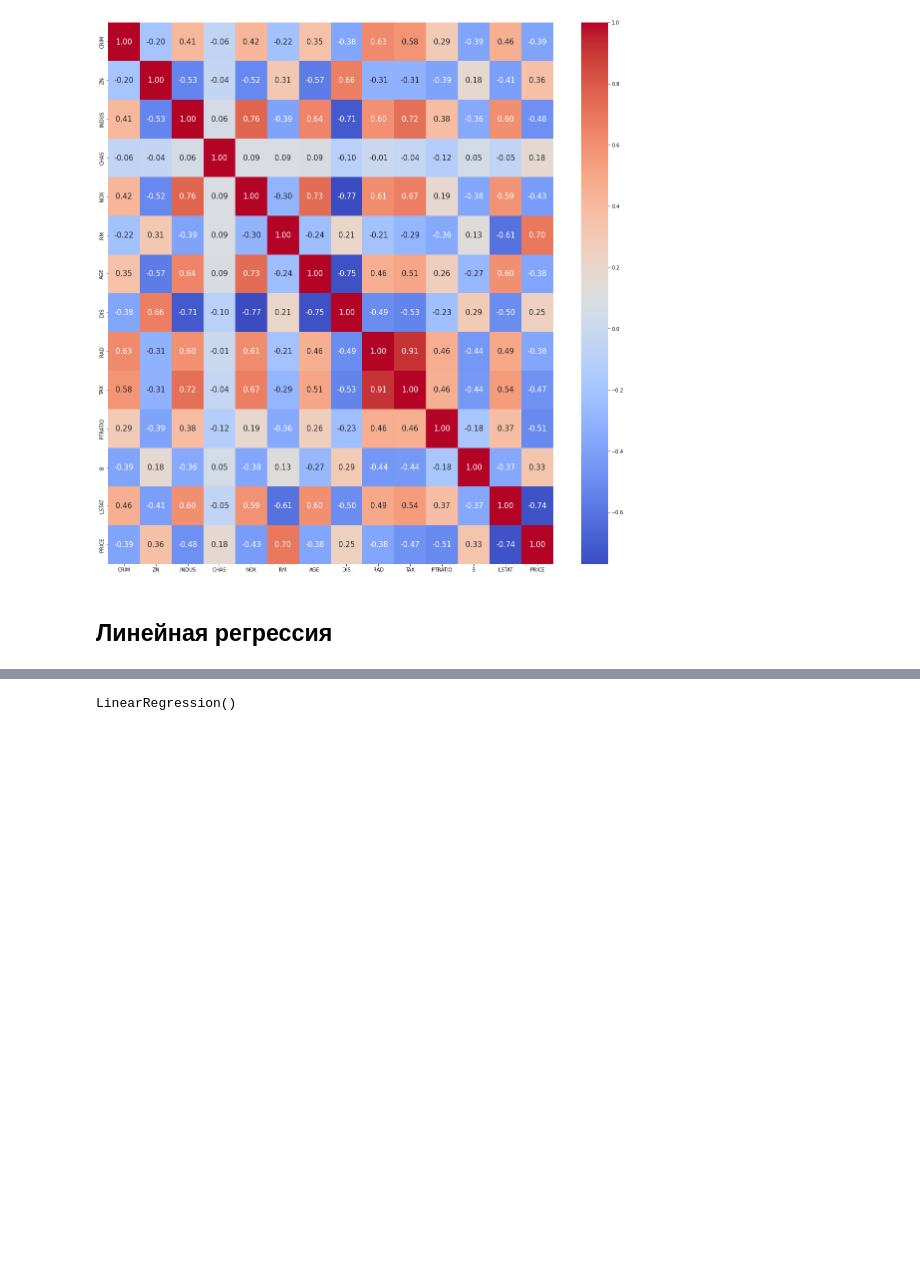
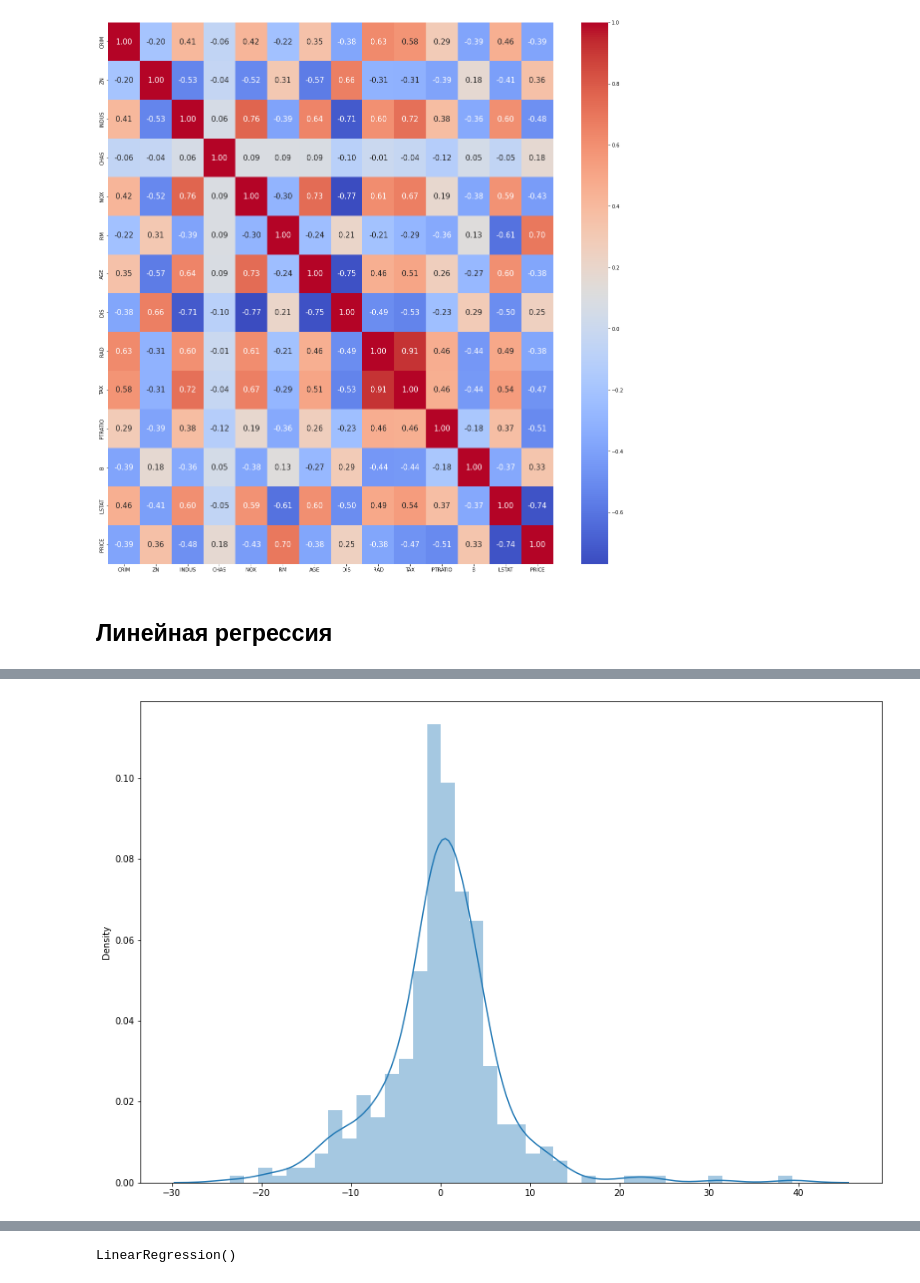
Before and after one commit to mbluuka/7semestr, a Jupyter notebook: LR2_part1.ipynb, the cells around one changed output, grey strips where cells are left out. Saved outputs shown, nothing was run; the diff lists cells and outputs as text; code cells hidden in the pictures; blank space fills up the shorter version.

```diff
--- a/LR2_part1.ipynb
+++ b/LR2_part1.ipynb
@@ -197,0 +218,2 @@ sns.heatmap(dfcor, cbar=True, fmt=".2f", annot=True, annot_kws={"size":15}, cmap
+# %%
+y_pred_lr = LR_lr.predict(X_train_lr)
@@ -197,0 +233,7 @@ sns.heatmap(dfcor, cbar=True, fmt=".2f", annot=True, annot_kws={"size":15}, cmap
+# %%
+# Проверка нормальности ошибок
+plt.figure(figsize=(15,10))
+sns.distplot(y_train_lr - y_pred_lr)
+plt.show()
+# %% [output]
+[figure, added]
```
Also changed, not shown: parts of 70 cells of this notebook, 1 other file.
